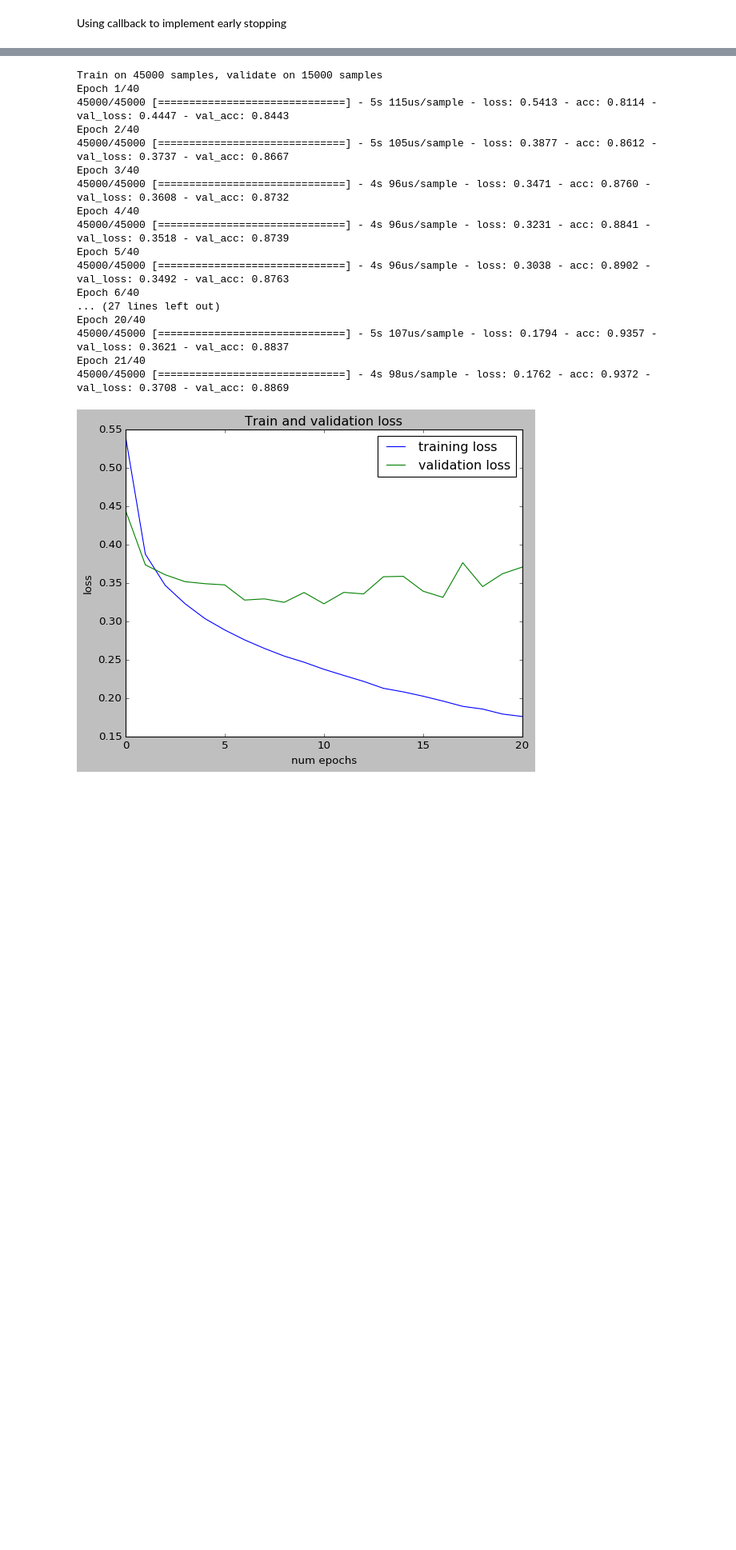
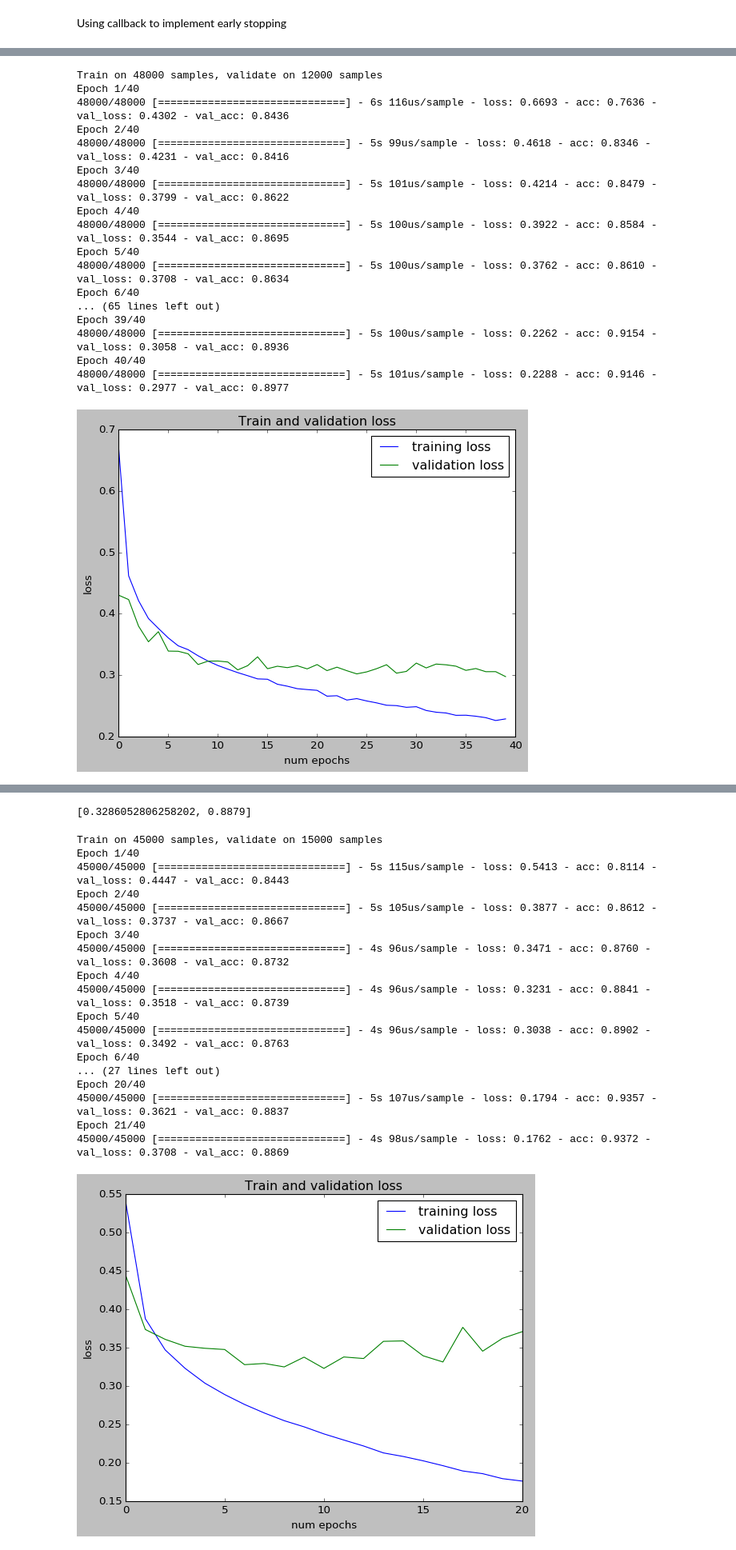
Before and after one commit to lucius-yu/colab-tutorial, a Jupyter notebook: fashion_mnist_dnn.ipynb, the cells around one changed output, grey strips where cells are left out. Shown: that part at 80% size. Cells and saved outputs as stored; diff of their text form; code cells hidden in the pictures; blank space fills up the shorter version.

```diff
--- a/fashion_mnist_dnn.ipynb
+++ b/fashion_mnist_dnn.ipynb
@@ -273,29 +273,48 @@ Epoch 24/40
 # %%
 # build the model
-model_2 = tf.keras.models.Sequential([tf.keras.layers.Flatten(),
+model = tf.keras.models.Sequential([tf.keras.layers.Flatten(),
                                     tf.keras.layers.Dense(128, activation=tf.nn.relu),
-                                    keras.layers.Dropout(0.5),
+                                    tf.keras.layers.Dropout(0.25),
                                     tf.keras.layers.Dense(128, activation=tf.nn.relu),
-                                    keras.layers.Dropout(0.5),
+                                    tf.keras.layers.Dropout(0.25),
                                     tf.keras.layers.Dense(10, activation=tf.nn.softmax)])
 
 
-model_2.compile(optimizer = tf.train.AdamOptimizer(learning_rate=0.0005),
+model.compile(optimizer = tf.train.AdamOptimizer(learning_rate=0.0005),
               loss = 'sparse_categorical_crossentropy',
               metrics=['accuracy'])
 
 
 # train the model
 num_epochs=40
-history=model_2.fit(training_images, training_labels, validation_split=0.25,callbacks=callbacks, epochs=num_epochs)
+history=model.fit(training_images, training_labels, validation_split=0.2,epochs=num_epochs)
 
 plt.plot(range(len(history.history['loss'])), history.history['loss'], label="training loss")
 plt.plot(range(len(history.history['val_loss'])), history.history['val_loss'], label="validation loss")
 
 plt.xlabel("num epochs")
 plt.ylabel("loss")
 plt.title("Train and validation loss")
 plt.legend()
 plt.show()
 
-model_2.evaluate(test_images, test_labels)
+model.evaluate(test_images, test_labels)
+# %% [output]
+Train on 48000 samples, validate on 12000 samples
+Epoch 1/40
+48000/48000 [==============================] - 6s 116us/sample - loss: 0.6693 - acc: 0.7636 - val_loss: 0.4302 - val_acc: 0.8436
+Epoch 2/40
+48000/48000 [==============================] - 5s 99us/sample - loss: 0.4618 - acc: 0.8346 - val_loss: 0.4231 - val_acc: 0.8416
+Epoch 3/40
+48000/48000 [==============================] - 5s 101us/sample - loss: 0.4214 - acc: 0.8479 - val_loss: 0.3799 - val_acc: 0.8622
+Epoch 4/40
+48000/48000 [==============================] - 5s 100us/sample - loss: 0.3922 - acc: 0.8584 - val_loss: 0.3544 - val_acc: 0.8695
+Epoch 5/40
+48000/48000 [==============================] - 5s 100us/sample - loss: 0.3762 - acc: 0.8610 - val_loss: 0.3708 - val_acc: 0.8634
+Epoch 6/40
+... (65 lines left out)
+Epoch 39/40
+48000/48000 [==============================] - 5s 100us/sample - loss: 0.2262 - acc: 0.9154 - val_loss: 0.3058 - val_acc: 0.8936
+Epoch 40/40
+48000/48000 [==============================] - 5s 101us/sample - loss: 0.2288 - acc: 0.9146 - val_loss: 0.2977 - val_acc: 0.8977
+[figure, added]
@@ -302,2 +322,3 @@ model_2.evaluate(test_images, test_labels)
+[0.3286052806258202, 0.8879]
 # %%
 callbacks = [
```
Also changed, not shown: parts of 4 cells of this notebook.
